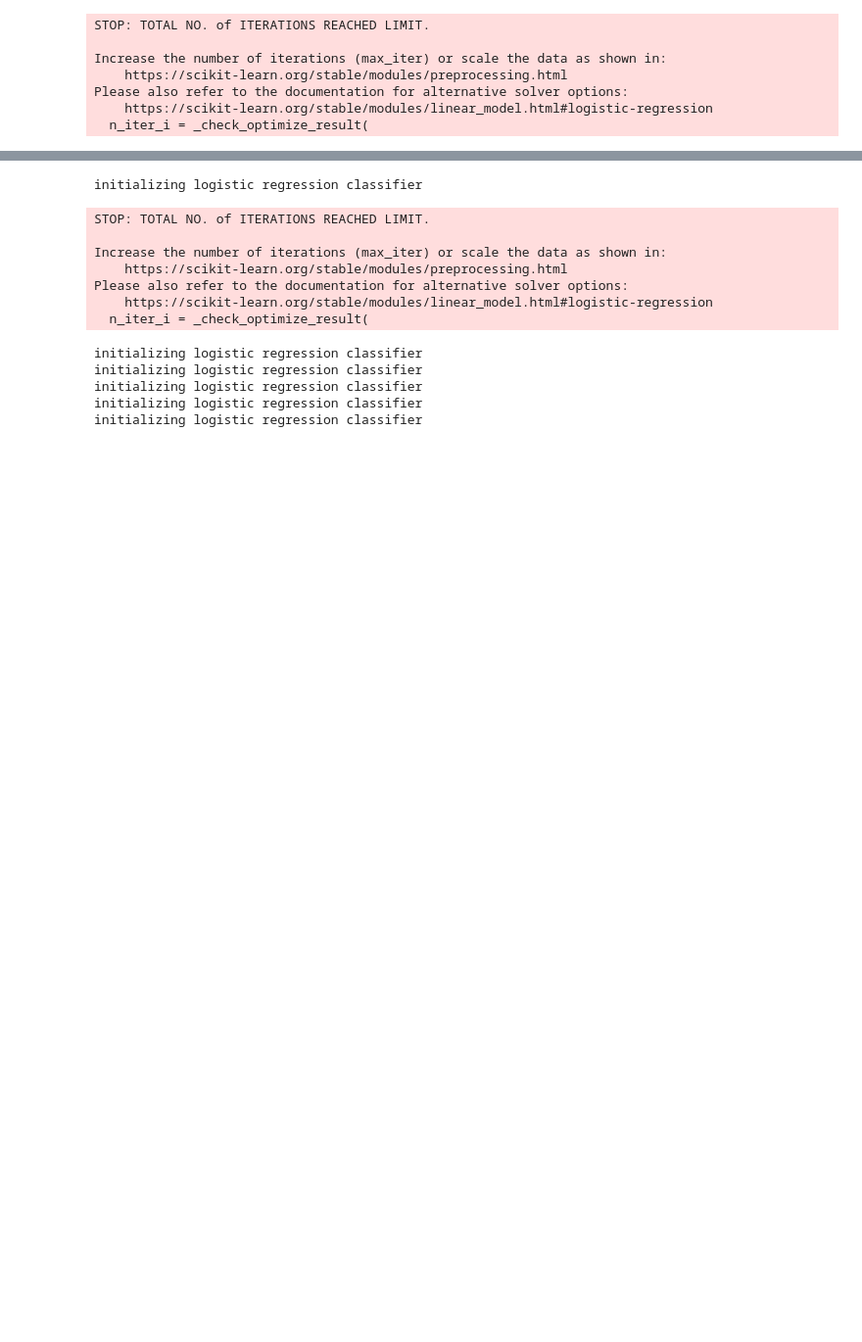
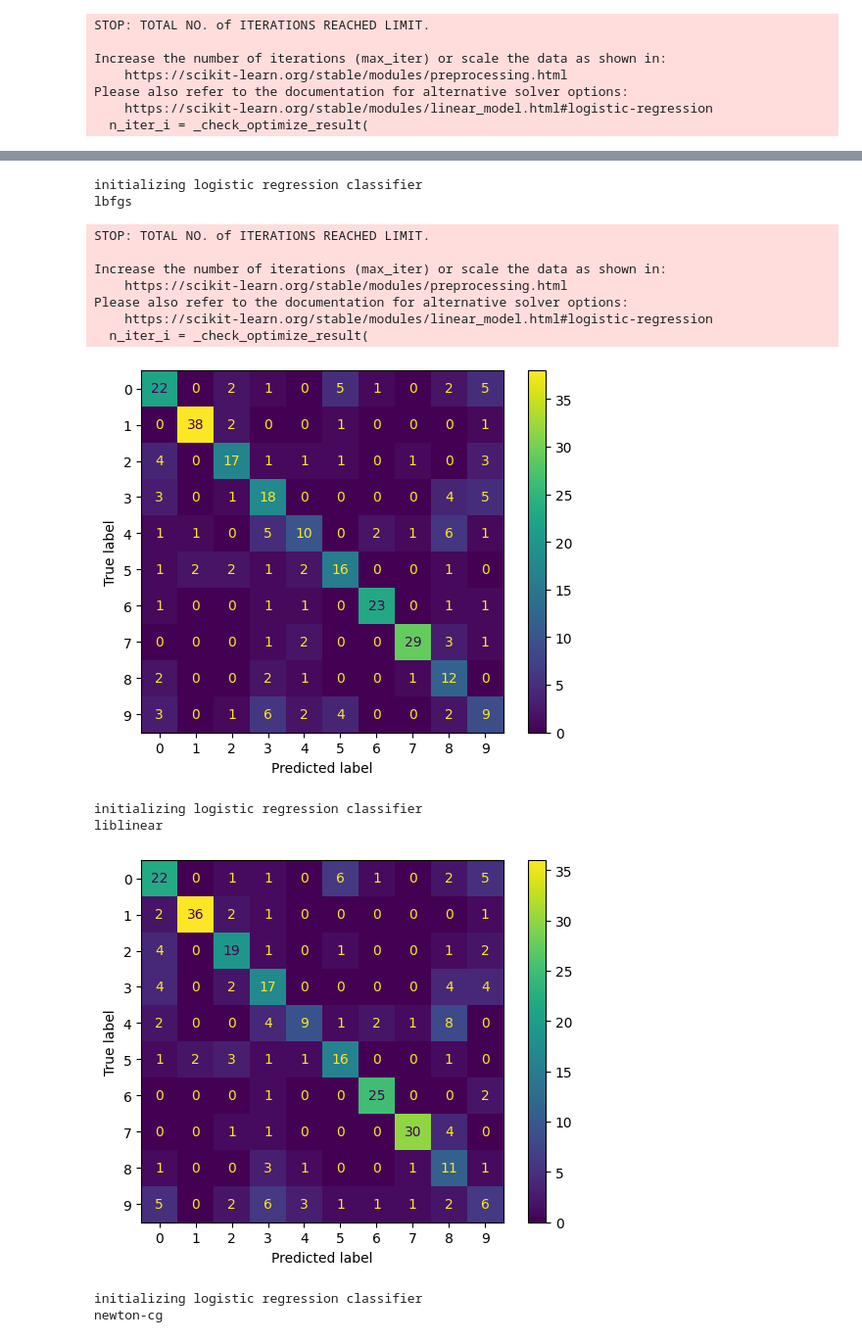
Before and after one commit to DMW9400/mir_finalProj, a Jupyter notebook: ML_algos/randomforest_logisticregress.ipynb, the cells around one changed output, grey strips where cells are left out. Shown at 98% size. Cells and saved outputs as stored; diff of their text form; code cells hidden in the pictures; blank space fills up the shorter version.

```diff
--- a/ML_algos/randomforest_logisticregress.ipynb
+++ b/ML_algos/randomforest_logisticregress.ipynb
@@ -159,30 +156,40 @@ plt.show()
 # %%
 #variations on logistic regression - solver
 
 from sklearn.metrics import confusion_matrix, ConfusionMatrixDisplay
 import matplotlib.pyplot as plt
+
+# "keys"
 lr_solvers = ['lbfgs', 'liblinear', 'newton-cg', 'newton-cholesky', 'sag', 'saga'] # only newton-cg, sag, saga, lbfgs are multiclass
+
+# predictions
 lr_pred = []
-lr_pred_prob = []
+
+# fill predictions
 for s in lr_solvers:
     lr = logistic_regression()
     lr_model = lr.gen(solver=s) # todo try penalties in saga
     lr.fit(X_train, y_train)
     lr_y_pred = lr.pred(X_test)
     lr_pred.append(lr_y_pred)
-    lr_pred_proba = lr.model.predict_proba(X_test)[:, 1]
-    lr_pred_prob.append(lr_pred_proba)
+    lr_cm = confusion_matrix(y_test, lr_y_pred)
+    lr_cmd = ConfusionMatrixDisplay(confusion_matrix=lr_cm)
+    lr_cmd.plot()
+    print(s)
+    plt.show()
 # %% [output]
 initializing logistic regression classifier
+lbfgs
 STOP: TOTAL NO. of ITERATIONS REACHED LIMIT.
 
 Increase the number of iterations (max_iter) or scale the data as shown in:
     https://scikit-learn.org/stable/modules/preprocessing.html
 Please also refer to the documentation for alternative solver options:
     https://scikit-learn.org/stable/modules/linear_model.html#logistic-regression
   n_iter_i = _check_optimize_result(
+[figure, added]
 initializing logistic regression classifier
-initializing logistic regression classifier
-initializing logistic regression classifier
-initializing logistic regression classifier
-initializing logistic regression classifier
+liblinear
+[figure, added]
+initializing logistic regression classifier
+newton-cg
```
Also changed, not shown: parts of 9 cells of this notebook.
